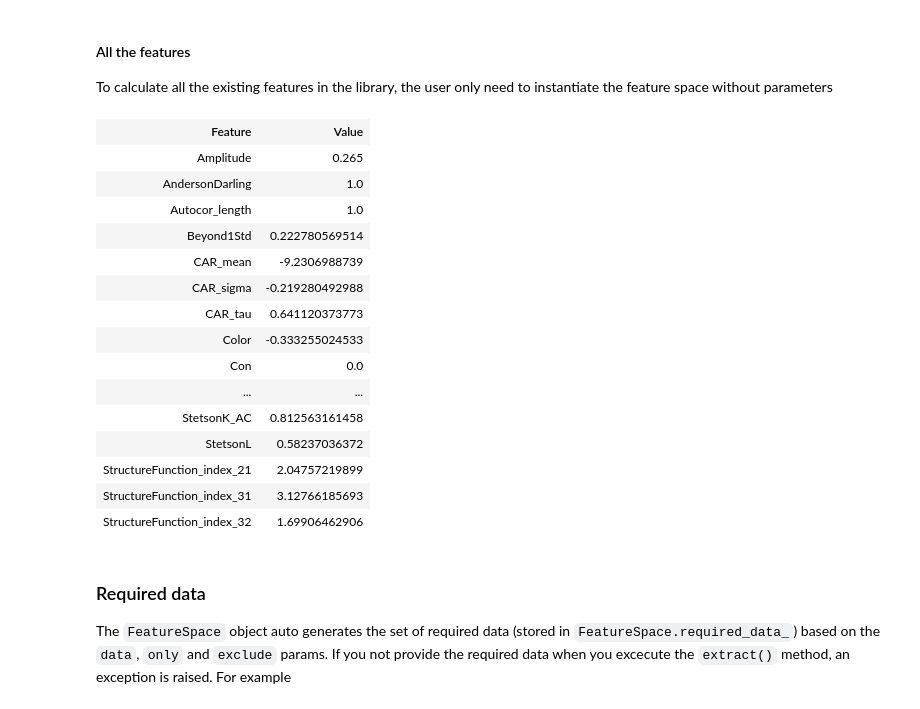
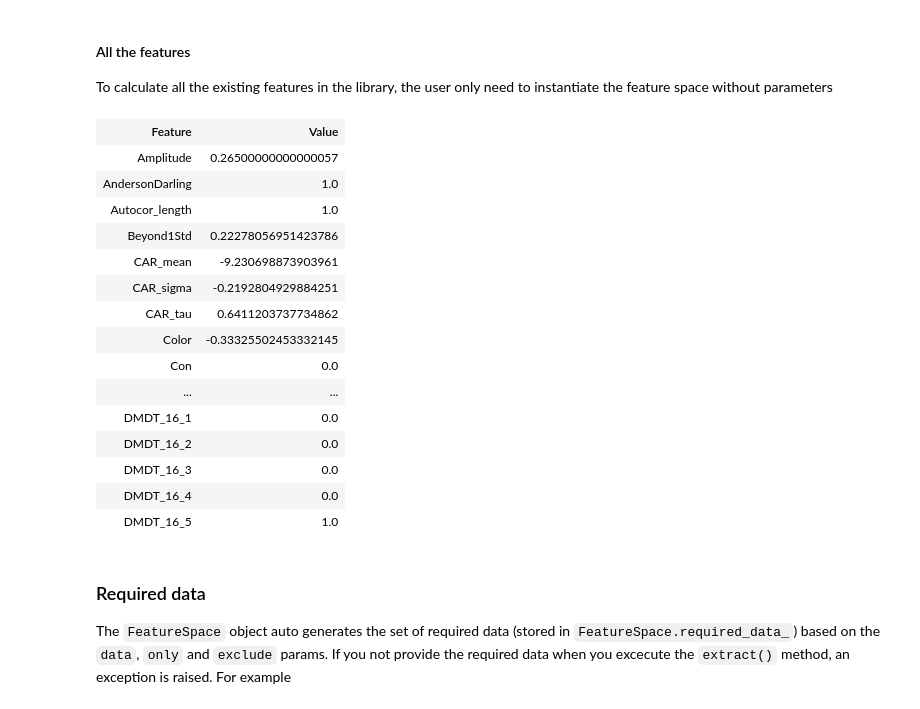
Before and after one commit to quatrope/feets, a Jupyter notebook: doc/source/tutorial.ipynb, the cells around one changed output. Drawn from its saved outputs; the diff is of its cells as text; code cells hidden in the pictures.

```diff
--- a/doc/source/tutorial.ipynb
+++ b/doc/source/tutorial.ipynb
@@ -328,25 +305,25 @@ as_table(features, values)
 To calculate all the existing features in the library, the user only need to instantiate the feature space without parameters
 # %%
 fs = feets.FeatureSpace()
-features, values = fs.extract(*lc)
+features, values = fs.extract(*lc).as_arrays()
 as_table(features, values)
 # %% [output]
 | Feature | Value |
-| Amplitude | 0.265 |
+| Amplitude | 0.26500000000000057 |
 | AndersonDarling | 1.0 |
 | Autocor_length | 1.0 |
-| Beyond1Std | 0.222780569514 |
-| CAR_mean | -9.2306988739 |
-| CAR_sigma | -0.219280492988 |
-| CAR_tau | 0.641120373773 |
-| Color | -0.333255024533 |
+| Beyond1Std | 0.22278056951423786 |
+| CAR_mean | -9.230698873903961 |
+| CAR_sigma | -0.2192804929884251 |
+| CAR_tau | 0.6411203737734862 |
+| Color | -0.33325502453332145 |
 | Con | 0.0 |
 | ... | ... |
-| StetsonK_AC | 0.812563161458 |
-| StetsonL | 0.58237036372 |
-| StructureFunction_index_21 | 2.04757219899 |
-| StructureFunction_index_31 | 3.12766185693 |
-| StructureFunction_index_32 | 1.69906462906 |
+| DMDT_16_1 | 0.0 |
+| DMDT_16_2 | 0.0 |
+| DMDT_16_3 | 0.0 |
+| DMDT_16_4 | 0.0 |
+| DMDT_16_5 | 1.0 |
 # %% [markdown]
 <h3 class="text-info">Required data</h3>
 
```
Also changed, not shown: parts of 17 cells of this notebook, 2 other files.
